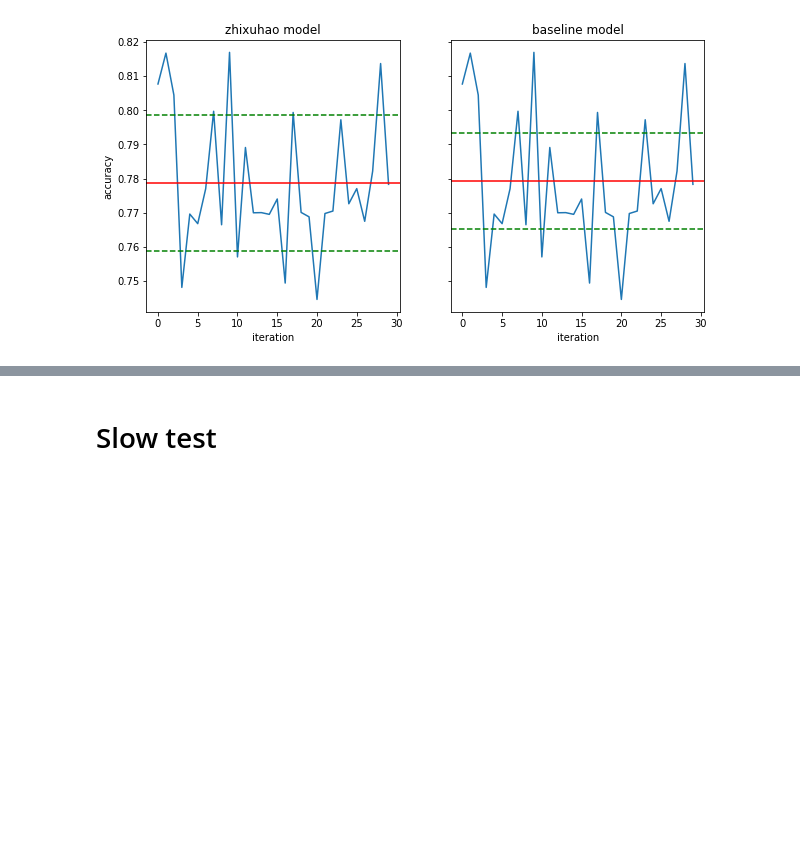
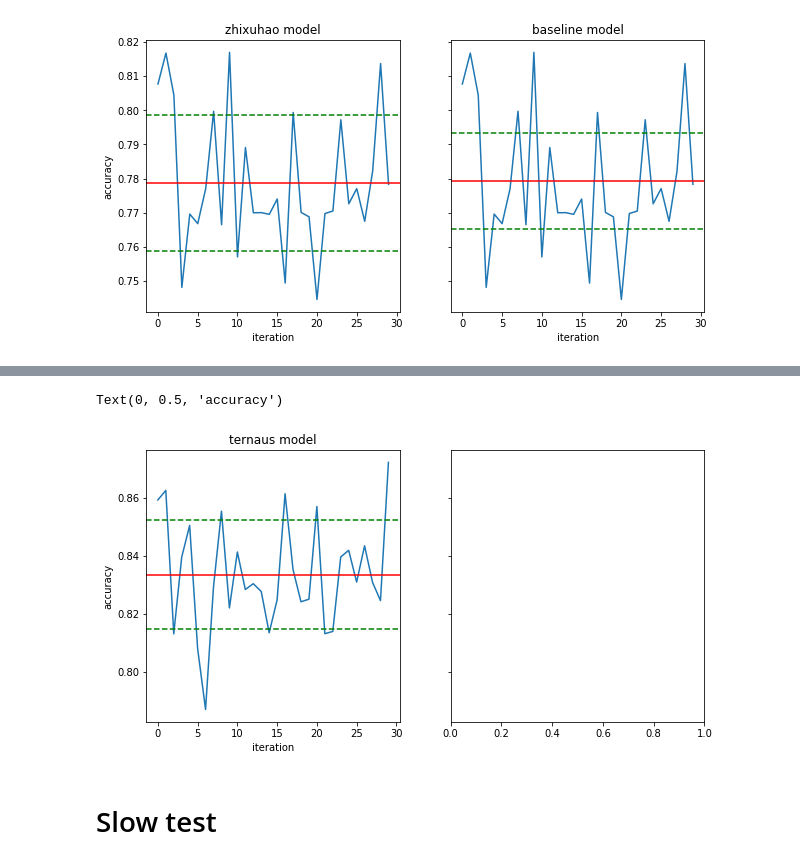
Before and after one commit to a-martyn/unet, a Jupyter notebook: model_comparison.ipynb, the cells around one changed output, grey strips where cells are left out. Cells and saved outputs as stored; diff of their text form; code cells hidden in the pictures; blank space fills up the shorter version.

Commit message:
unet_ternaus verified

```diff
--- a/model_comparison.ipynb
+++ b/model_comparison.ipynb
@@ -38,7 +42,7 @@ Here's a quick comparison of models by training each for 50 iterations from scra
 def fast_test(model_fn, iterations, steps_per_iter, epochs=1, lr=1e-4):
     hists = []
     for i in range(iterations):
-        model = model_fn()
+        model = model_fn(input_size=(256, 256, 1))
         model.compile(optimizer = Adam(lr=lr), loss='binary_crossentropy', metrics=['accuracy'])
         history = model.fit_generator(train_gen, steps_per_epoch=steps_per_iter, epochs=1)
         hists.append(history.history)
@@ -122,3 +126,6 @@ ax2.axhline(y=lower, linestyle='--', color='g')
 ax2.set_xlabel('iteration');
 # %% [output]
 [figure]
+# %%
+hists_ternaus = fast_test(ternausNet16, 30, 50, epochs=1, lr=1e-4)
+df_ternaus = hists2df(hists_ternaus)
@@ -125,3 +150,17 @@ ax2.set_xlabel('iteration');
+# %%
+f, (ax1, ax2) = plt.subplots(1, 2, sharey=True, figsize=(10, 5))
+
+mean, upper, lower = stats(df_ternaus)
+ax1.set_title('ternaus model')
+ax1.plot(list(df_ternaus.index), list(df_ternaus['acc']))
+ax1.axhline(y=mean, color='r')
+ax1.axhline(y=upper, linestyle='--', color='g')
+ax1.axhline(y=lower, linestyle='--', color='g')
+ax1.set_xlabel('iteration')
+ax1.set_ylabel('accuracy')
+# %% [output]
+Text(0, 0.5, 'accuracy')
+[figure, added]
 # %% [markdown]
 # Slow test
 # %%
```
Also changed, not shown: parts of 15 cells of this notebook, 4 other files.
